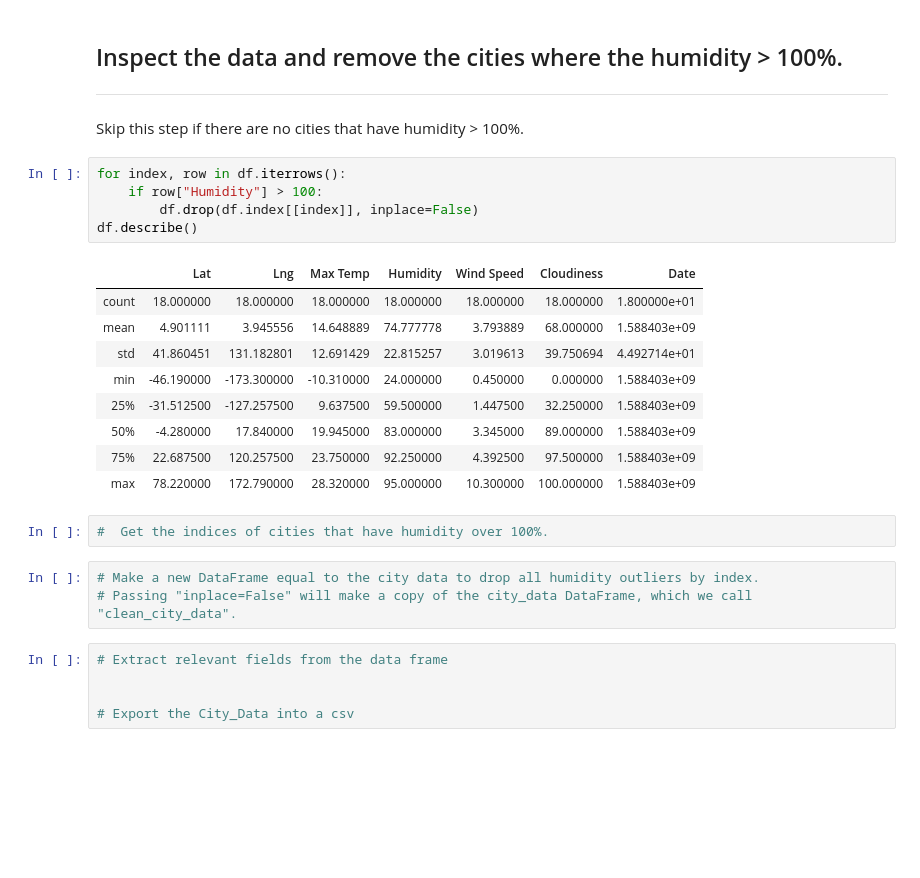
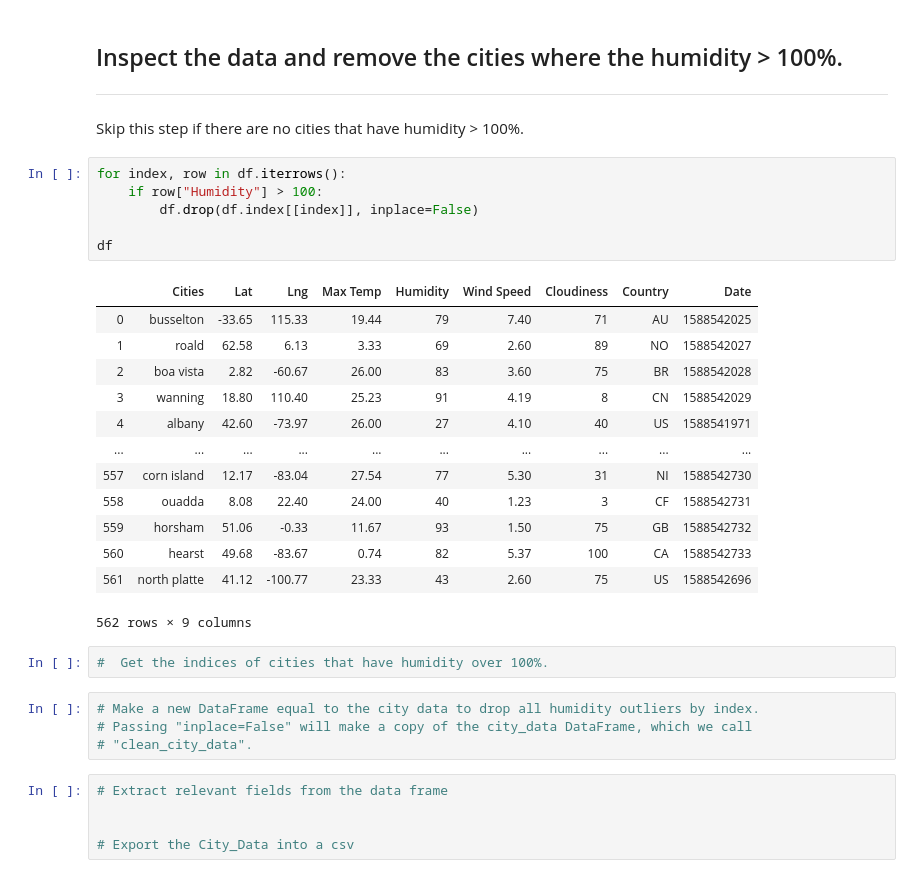
Before and after one commit to yaitouny/SMU_homework, a Jupyter notebook: 06-Python-APIs/python-api-challenge/starter_code/WeatherPy.ipynb, the cells around one changed output. Cells and saved outputs as stored; diff of their text form; blank space fills up the shorter version.

```diff
--- a/06-Python-APIs/python-api-challenge/starter_code/WeatherPy.ipynb
+++ b/06-Python-APIs/python-api-challenge/starter_code/WeatherPy.ipynb
@@ -178,23 +185,29 @@ Skip this step if there are no cities that have humidity > 100%.
 # %%
 for index, row in df.iterrows():
     if row["Humidity"] > 100:
         df.drop(df.index[[index]], inplace=False)
-df.describe()
+
+df
 # %% [output]
-|  | Lat | Lng | Max Temp | Humidity | Wind Speed | Cloudiness | Date |
-| count | 18.000000 | 18.000000 | 18.000000 | 18.000000 | 18.000000 | 18.000000 | 1.800000e+01 |
-| mean | 4.901111 | 3.945556 | 14.648889 | 74.777778 | 3.793889 | 68.000000 | 1.588403e+09 |
-| std | 41.860451 | 131.182801 | 12.691429 | 22.815257 | 3.019613 | 39.750694 | 4.492714e+01 |
-| min | -46.190000 | -173.300000 | -10.310000 | 24.000000 | 0.450000 | 0.000000 | 1.588403e+09 |
-| 25% | -31.512500 | -127.257500 | 9.637500 | 59.500000 | 1.447500 | 32.250000 | 1.588403e+09 |
-| 50% | -4.280000 | 17.840000 | 19.945000 | 83.000000 | 3.345000 | 89.000000 | 1.588403e+09 |
-| 75% | 22.687500 | 120.257500 | 23.750000 | 92.250000 | 4.392500 | 97.500000 | 1.588403e+09 |
-| max | 78.220000 | 172.790000 | 28.320000 | 95.000000 | 10.300000 | 100.000000 | 1.588403e+09 |
+|  | Cities | Lat | Lng | Max Temp | Humidity | Wind Speed | Cloudiness | Country | Date |
+| 0 | busselton | -33.65 | 115.33 | 19.44 | 79 | 7.40 | 71 | AU | 1588542025 |
+| 1 | roald | 62.58 | 6.13 | 3.33 | 69 | 2.60 | 89 | NO | 1588542027 |
+| 2 | boa vista | 2.82 | -60.67 | 26.00 | 83 | 3.60 | 75 | BR | 1588542028 |
+| 3 | wanning | 18.80 | 110.40 | 25.23 | 91 | 4.19 | 8 | CN | 1588542029 |
+| 4 | albany | 42.60 | -73.97 | 26.00 | 27 | 4.10 | 40 | US | 1588541971 |
+| ... | ... | ... | ... | ... | ... | ... | ... | ... | ... |
+| 557 | corn island | 12.17 | -83.04 | 27.54 | 77 | 5.30 | 31 | NI | 1588542730 |
+| 558 | ouadda | 8.08 | 22.40 | 24.00 | 40 | 1.23 | 3 | CF | 1588542731 |
+| 559 | horsham | 51.06 | -0.33 | 11.67 | 93 | 1.50 | 75 | GB | 1588542732 |
+| 560 | hearst | 49.68 | -83.67 | 0.74 | 82 | 5.37 | 100 | CA | 1588542733 |
+| 561 | north platte | 41.12 | -100.77 | 23.33 | 43 | 2.60 | 75 | US | 1588542696 |
+562 rows × 9 columns
 # %%
 #  Get the indices of cities that have humidity over 100%.
 # %%
 # Make a new DataFrame equal to the city data to drop all humidity outliers by index.
-# Passing "inplace=False" will make a copy of the city_data DataFrame, which we call "clean_city_data".
+# Passing "inplace=False" will make a copy of the city_data DataFrame, which we call
+# "clean_city_data".
 # %%
 # Extract relevant fields from the data frame
 
```
Also changed, not shown: parts of 22 cells of this notebook, 1 other file.
